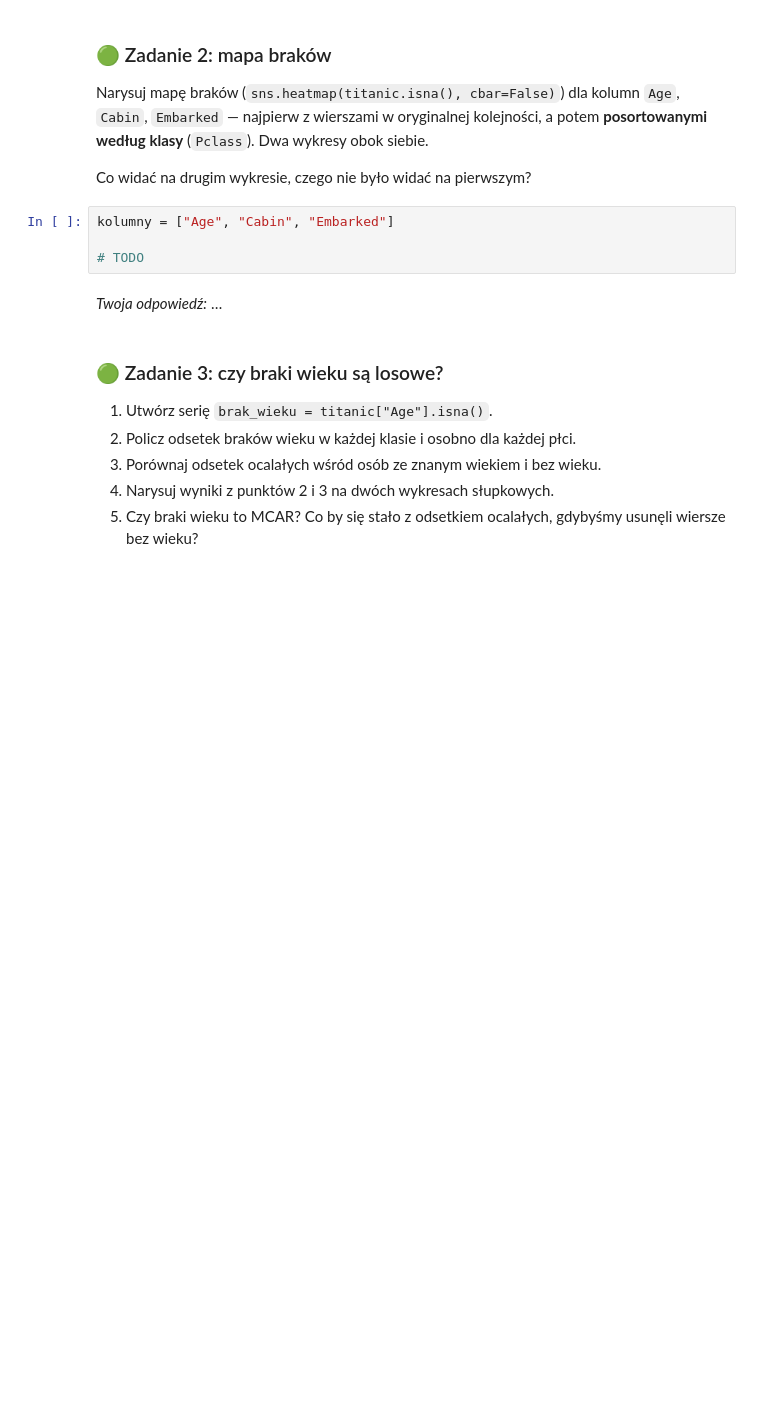
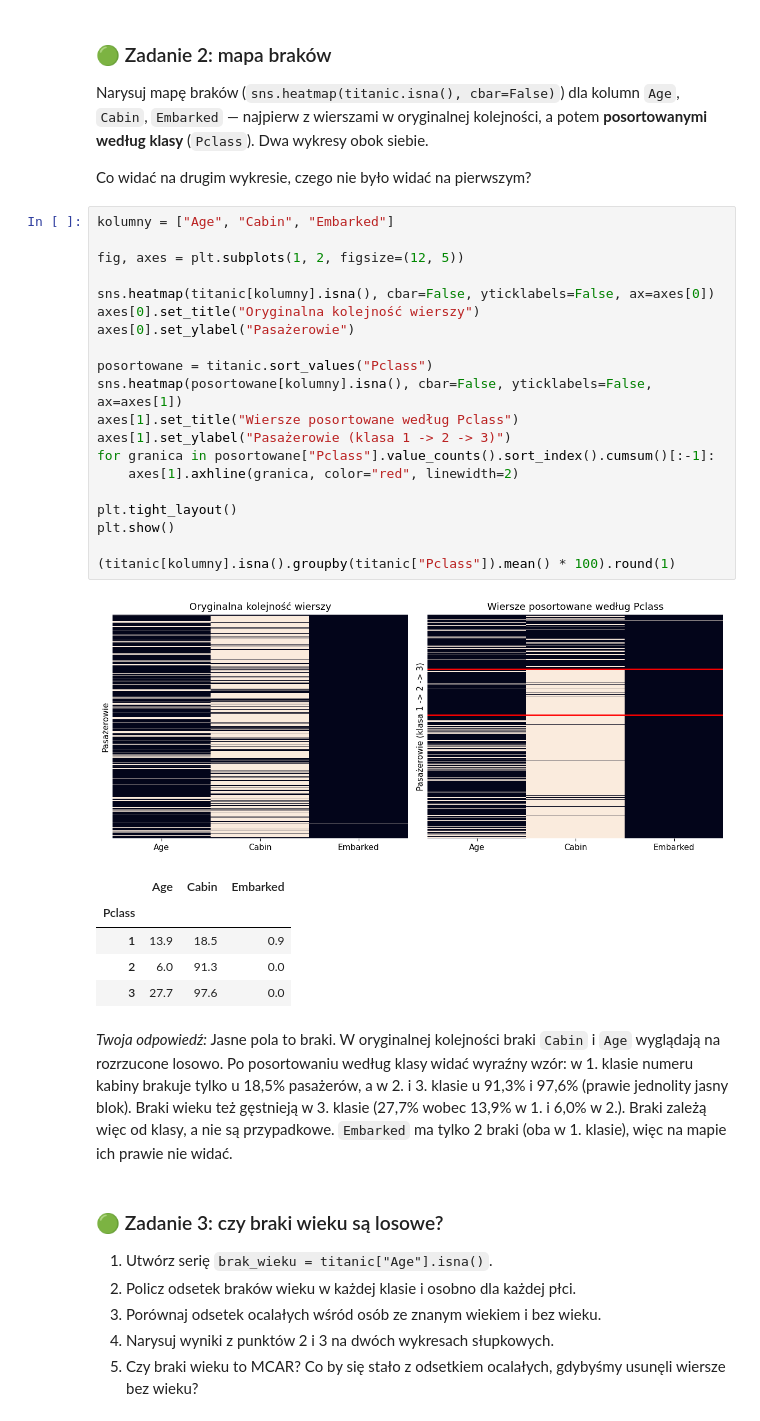
Before and after one commit to kuba11g/Eksploracja_Danych, a Jupyter notebook: ED_braki_danych.ipynb, the cells around one changed output. Drawn from its saved outputs; the diff is of its cells as text; blank space fills up the shorter version.

```diff
--- a/ED_braki_danych.ipynb
+++ b/ED_braki_danych.ipynb
@@ -57,9 +82,32 @@ Co widać na drugim wykresie, czego nie było widać na pierwszym?
 # %%
 kolumny = ["Age", "Cabin", "Embarked"]
 
-# TODO
+fig, axes = plt.subplots(1, 2, figsize=(12, 5))
+
+sns.heatmap(titanic[kolumny].isna(), cbar=False, yticklabels=False, ax=axes[0])
+axes[0].set_title("Oryginalna kolejność wierszy")
+axes[0].set_ylabel("Pasażerowie")
+
+posortowane = titanic.sort_values("Pclass")
+sns.heatmap(posortowane[kolumny].isna(), cbar=False, yticklabels=False, ax=axes[1])
+axes[1].set_title("Wiersze posortowane według Pclass")
+axes[1].set_ylabel("Pasażerowie (klasa 1 -> 2 -> 3)")
+for granica in posortowane["Pclass"].value_counts().sort_index().cumsum()[:-1]:
+    axes[1].axhline(granica, color="red", linewidth=2)
+
+plt.tight_layout()
+plt.show()
+
+(titanic[kolumny].isna().groupby(titanic["Pclass"]).mean() * 100).round(1)
+# %% [output]
+[figure, added]
+|  | Age | Cabin | Embarked |
+| Pclass |  |  |  |
+| 1 | 13.9 | 18.5 | 0.9 |
+| 2 | 6.0 | 91.3 | 0.0 |
+| 3 | 27.7 | 97.6 | 0.0 |
 # %% [markdown]
-*Twoja odpowiedź:* …
+*Twoja odpowiedź:* Jasne pola to braki. W oryginalnej kolejności braki `Cabin` i `Age` wyglądają na rozrzucone losowo. Po posortowaniu według klasy widać wyraźny wzór: w 1. klasie numeru kabiny brakuje tylko u 18,5% pasażerów, a w 2. i 3. klasie u 91,3% i 97,6% (prawie jednolity jasny blok). Braki wieku też gęstnieją w 3. klasie (27,7% wobec 13,9% w 1. i 6,0% w 2.). Braki zależą więc od klasy, a nie są przypadkowe. `Embarked` ma tylko 2 braki (oba w 1. klasie), więc na mapie ich prawie nie widać.
 # %% [markdown]
 ### 🟢 Zadanie 3: czy braki wieku są losowe?
 
```
Also changed, not shown: parts of 26 cells of this notebook.
